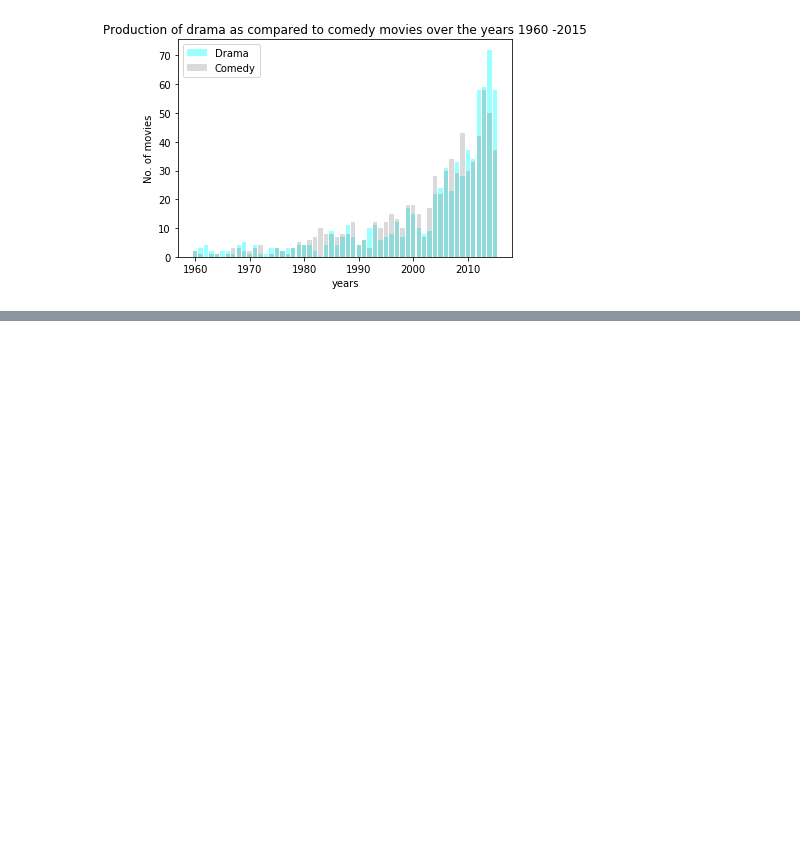
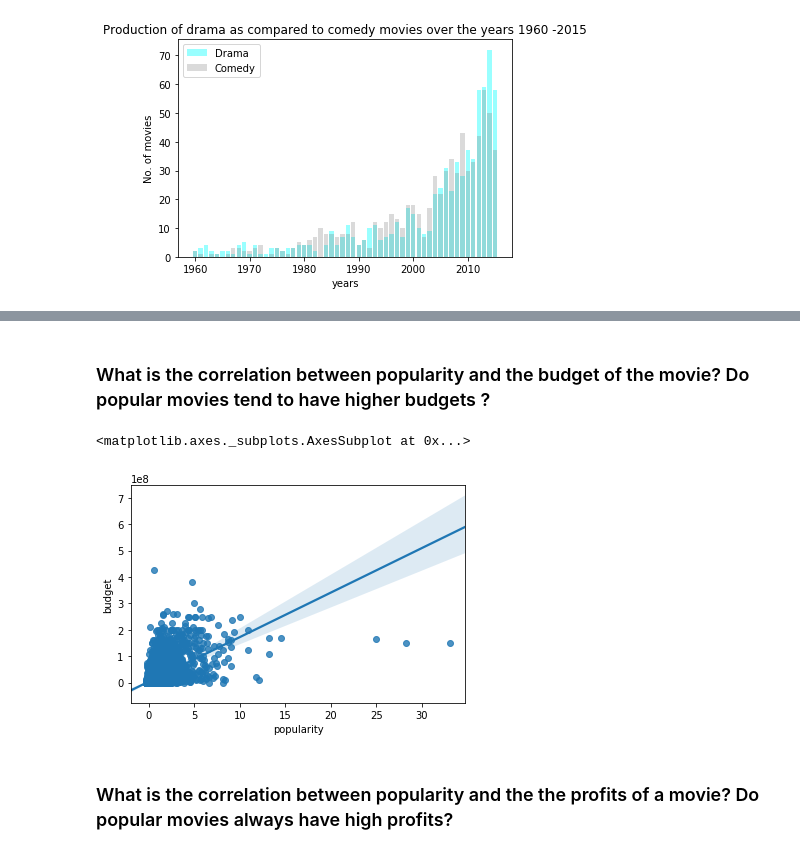
Before and after one commit to MayurBajaj2002/IMDB-Movies-Analysis, a Jupyter notebook: TMDb-Anlaysis.ipynb, the cells around one changed output, grey strips where cells are left out. Cells and saved outputs as stored; diff of their text form; code cells hidden in the pictures; blank space fills up the shorter version.

```diff
--- a/TMDb-Anlaysis.ipynb
+++ b/TMDb-Anlaysis.ipynb
@@ -191,0 +210,9 @@ TypeError: boxplot() got an unexpected keyword argument 'scale'
+# %% [markdown]
+### What is the correlation between popularity and the budget of the movie? Do popular movies tend to have higher budgets ?
+# %%
+sb.regplot(x = df['popularity'], y =  df['budget'], x_jitter = 1/3, y_jitter = 1/3)
+# %% [output]
+<matplotlib.axes._subplots.AxesSubplot at 0x...>
+[figure, added]
+# %% [markdown]
+### What is the correlation between popularity and the the profits of a movie? Do popular movies always have high profits?
```
Also changed, not shown: parts of 33 cells of this notebook.
